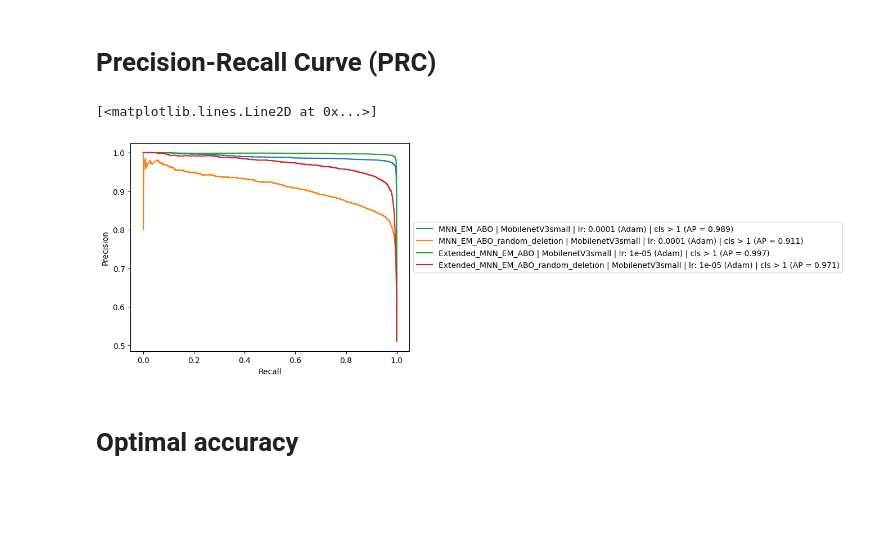
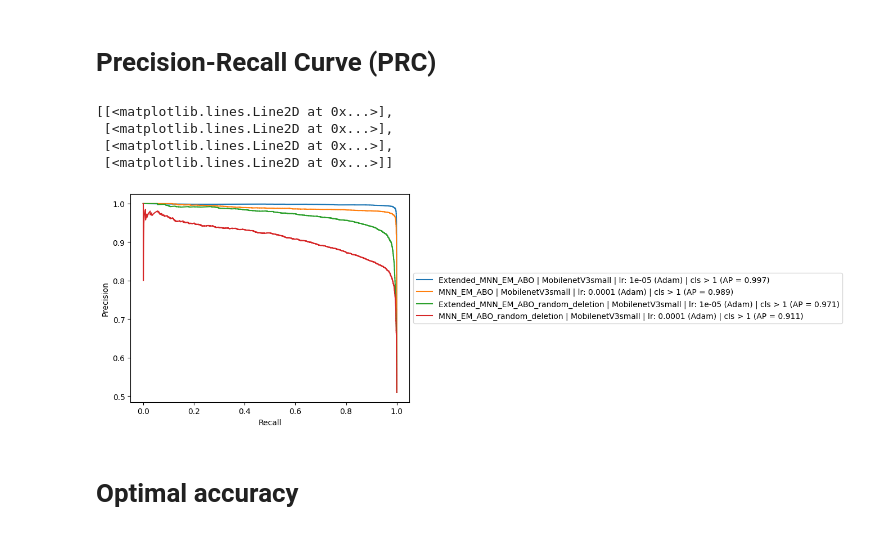
Before and after one commit to slacrum/multimodal_product_matching, a Jupyter notebook: notebooks/visualize_results.ipynb, the cells around one changed output. Drawn from its saved outputs; the diff is of its cells as text; code cells hidden in the pictures; blank space fills up the shorter version.

```diff
--- a/notebooks/visualize_results.ipynb
+++ b/notebooks/visualize_results.ipynb
@@ -50,13 +42,13 @@ metrics_4.plot_roc()
 # %% [markdown]
 # Precision-Recall Curve (PRC)
-# %%
-metrics_1.plot_prc()
-metrics_2.plot_prc()
-metrics_3.plot_prc()
-metrics_4.plot_prc()
-# %% [output]
-[<matplotlib.lines.Line2D at 0x...>]
-[figure, removed]
+# %%
+[metric.plot_prc() for metric in metrics]
+# %% [output]
+[[<matplotlib.lines.Line2D at 0x...>],
+ [<matplotlib.lines.Line2D at 0x...>],
+ [<matplotlib.lines.Line2D at 0x...>],
+ [<matplotlib.lines.Line2D at 0x...>]]
+[figure, added]
 # %% [markdown]
 # Optimal accuracy
 # %% [markdown]
```
Also changed, not shown: parts of 10 cells of this notebook, 1 other file.
